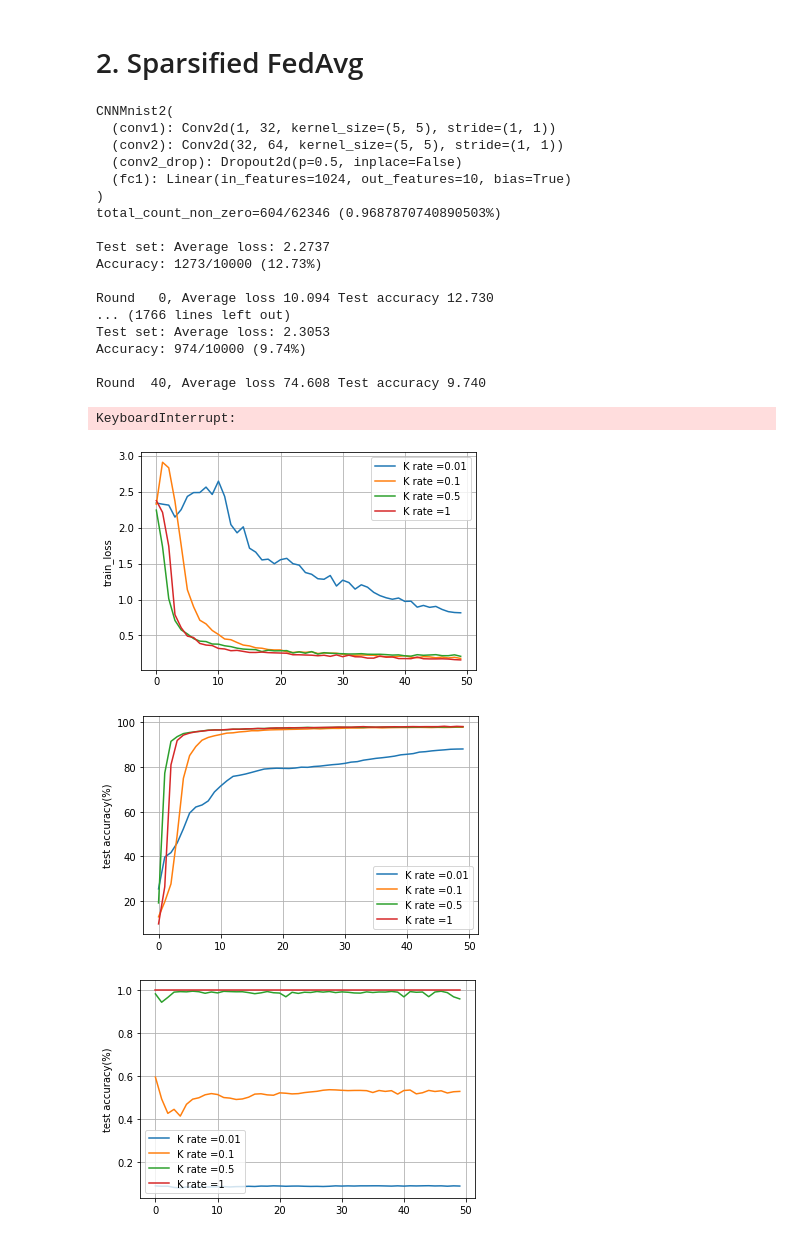
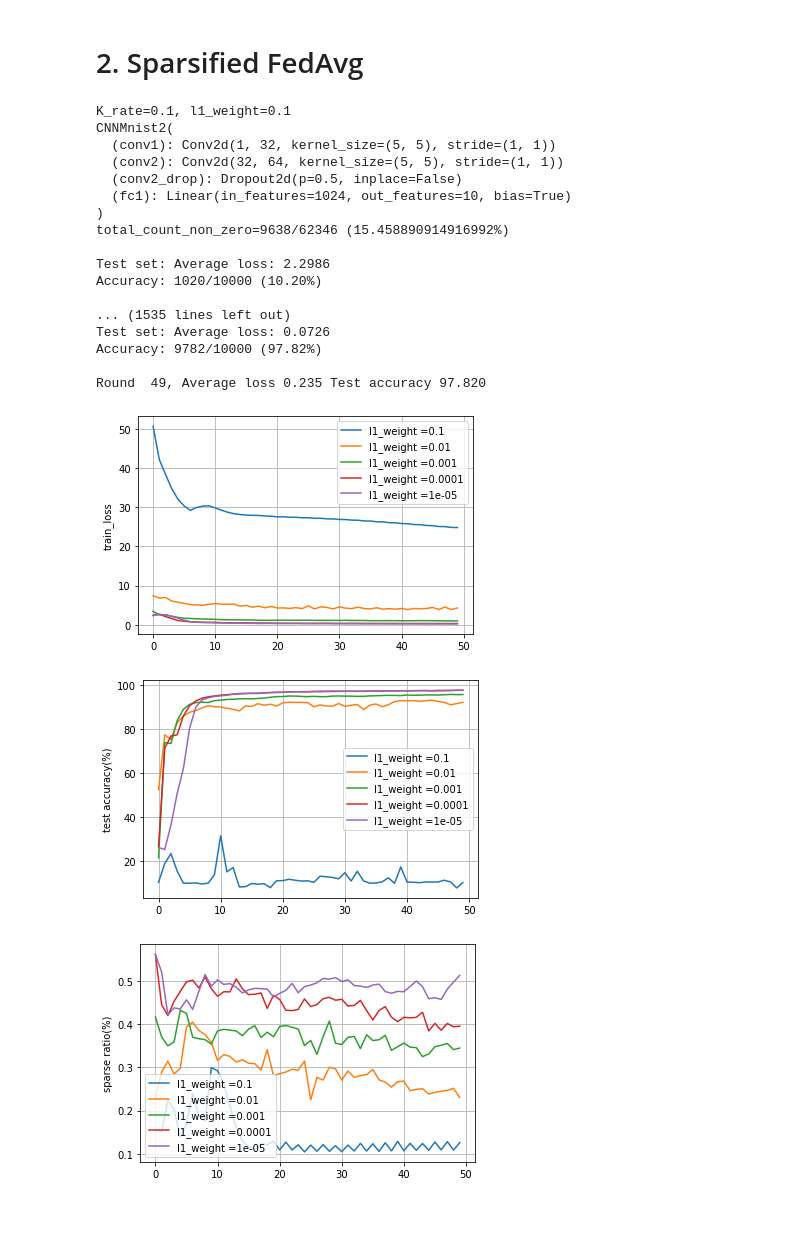
Before and after one commit to jinhyun-so/Sparse-secure-aggregation, a Jupyter notebook: Main_IID_MNIST.ipynb, the cells around one changed output. Drawn from its saved outputs; the diff is of its cells as text; code cells hidden in the pictures.

```diff
--- a/Main_IID_MNIST.ipynb
+++ b/Main_IID_MNIST.ipynb
@@ -30,6 +27,7 @@ class my_argument:
     bs=128 #"test batch size"
     lr=0.01 #"learning rate"
     momentum=0.5 # "SGD momentum (default: 0.5)"
+    weight_decay = 5e-4
     split='user' # "train-test split type, user or sample"
 
     # model arguments
@@ -289,7 +287,7 @@ Round  49, Average loss 0.192 Test accuracy 98.160
 # %% [markdown]
 # 2. Sparsified FedAvg
 # %%
-def Train_Sparse_Fed(Top_K_rate):
+def Train_Sparse_Fed(Top_K_rate=0.1, _l1_weight=0.0):
     # build model
     if args.model == 'cnn' and args.dataset == 'cifar':
         net_glob = CNNCifar(args=args).to(args.device)
@@ -335,7 +333,7 @@ def Train_Sparse_Fed(Top_K_rate):
         for idx in idxs_users:
     #         print(idx)
             local = LocalUpdate(args=args, dataset=dataset_train, idxs=dict_users[idx])
-            w, loss = local.train(net=copy.deepcopy(net_glob).to(args.device), is_send_gradient=True)
+            w, loss = local.train(net=copy.deepcopy(net_glob).to(args.device), is_send_gradient=True, l1_weight = _l1_weight)
             w_locals.append(copy.deepcopy(w))
             loss_locals.append(copy.deepcopy(loss))
         # update global weights
@@ -372,31 +370,44 @@ def Train_Sparse_Fed(Top_K_rate):
 
     return aggregate_sparse_ratio, loss_train, acc_test_arr
 # %%
-K_sparse_rates = [0.001, 0.005, 0.01, 0.05, 0.1, 0.5, 1]
+import pickle
 
-aggregate_sparse_ratio_all = [None]*len(K_sparse_rates)
-loss_train_all = [None]*len(K_sparse_rates)
-acc_test_arr_all  = [None]*len(K_sparse_rates)
+K_sparse_rates = [0.1]
+l1_weights = [0.1, 0.01, 0.001, 0.0001, 0.00001]
+# K_sparse_rates = [0.001, 0.005, 0.01, 0.05, 0.1, 0.5, 1]
+
+
+args.epochs = args.epochs
+
+
+aggregate_sparse_ratio_all = np.zeros((len(K_sparse_rates), len(l1_weights), args.epochs))
+loss_train_all = np.zeros((len(K_sparse_rates), len(l1_weights), args.epochs))
+acc_test_arr_all  = np.zeros((len(K_sparse_rates), len(l1_weights), args.epochs))
 
 
 for k, K_rate in enumerate(K_sparse_rates):
-    aggregate_sparse_ratio_all[k],  loss_train_all[k], acc_test_arr_all[k] = Train_Sparse_Fed(K_rate)
+    for i, l1_weight in enumerate(l1_weights):
+        print(f"K_rate={K_rate}, l1_weight={l1_weight}")
+        # aggregate_sparse_ratio_all[k][i] = k*10 + i
+        aggregate_sparse_ratio_all[k,i,:],  loss_train_all[k,i,:], acc_test_arr_all[k,i,:] = Train_Sparse_Fed(K_rate, l1_weight)
+        print("\n\n\n")
+
+# print(aggregate_sparse_ratio_all[k][i])
 # %% [output]
+K_rate=0.1, l1_weight=0.1
 CNNMnist2(
   (conv1): Conv2d(1, 32, kernel_size=(5, 5), stride=(1, 1))
   (conv2): Conv2d(32, 64, kernel_size=(5, 5), stride=(1, 1))
   (conv2_drop): Dropout2d(p=0.5, inplace=False)
   (fc1): Linear(in_features=1024, out_features=10, bias=True)
 )
-total_count_non_zero=604/62346 (0.9687870740890503%)
+total_count_non_zero=9638/62346 (15.458890914916992%)
 
-Test set: Average loss: 2.2737
-Accuracy: 1273/10000 (12.73%)
+Test set: Average loss: 2.2986
+Accuracy: 1020/10000 (10.20%)
 
-Round   0, Average loss 10.094 Test accuracy 12.730
-... (1766 lines left out)
-Test set: Average loss: 2.3053
-Accuracy: 974/10000 (9.74%)
+... (1535 lines left out)
+Test set: Average loss: 0.0726
+Accuracy: 9782/10000 (97.82%)
 
-Round  40, Average loss 74.608 Test accuracy 9.740
+Round  49, Average loss 0.235 Test accuracy 97.820
-KeyboardInterrupt:
@@ -403,39 +418,39 @@ KeyboardInterrupt:
 # %%
 # plot loss curve
 #print(loss_locals)
 #print(loss_train)
 # plt.figure()
-for k in range(len(loss_train_all)):
-    plt.plot(range(len(loss_train_all[k])), loss_train_all[k], label='K rate ={}'.format(K_sparse_rates[k]))
+for k in range(len(l1_weights)):
+    plt.plot(range(args.epochs), loss_train_all[0,k,:], label='l1_weight ={}'.format(l1_weights[k]))
 
 
 plt.legend()
 plt.ylabel('train_loss')
 plt.grid()
 plt.show()
 # plt.savefig('./save/fed_{}_{}_{}_C{}_iid{}.png'.format(args.dataset, args.model, args.epochs, args.frac, args.iid))
 
 
-for k in range(len(acc_test_arr_all)):
-    plt.plot(range(len(acc_test_arr_all[k])), acc_test_arr_all[k], label='K rate ={}'.format(K_sparse_rates[k]))
+for k in range(len(l1_weights)):
+    plt.plot(range(args.epochs), acc_test_arr_all[0,k,:], label='l1_weight ={}'.format(l1_weights[k]))
 
 plt.legend()
 plt.ylabel('test accuracy(%)')
 plt.grid()
 plt.show()
 
-for k in range(len(aggregate_sparse_ratio_all)):
-    plt.plot(range(len(aggregate_sparse_ratio_all[k])), aggregate_sparse_ratio_all[k], label='K rate ={}'.format(K_sparse_rates[k]))
+for k in range(len(l1_weights)):
+    plt.plot(range(args.epochs), aggregate_sparse_ratio_all[0,k,:], label='l1_weight ={}'.format(l1_weights[k]))
 
 plt.legend()
-plt.ylabel('test accuracy(%)')
+plt.ylabel('sparse ratio(%)')
 plt.grid()
 plt.show()
 
 
 
 #print(loss_train_Fedavg)
 # %% [output]
-[figure, old version]
+[figure, new version]
-[figure, old version]
+[figure, new version]
-[figure, old version]
+[figure, new version]
```
Also changed, not shown: parts of 2 cells of this notebook, 7 other files.
